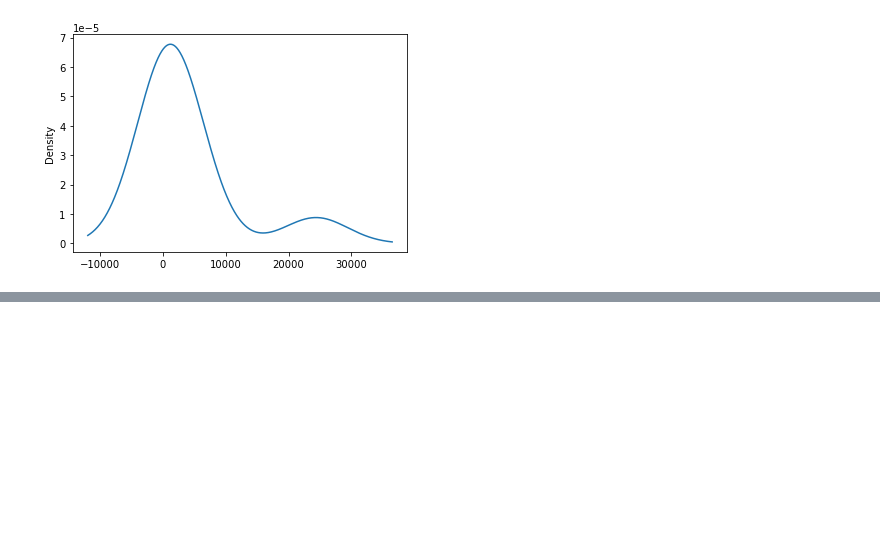
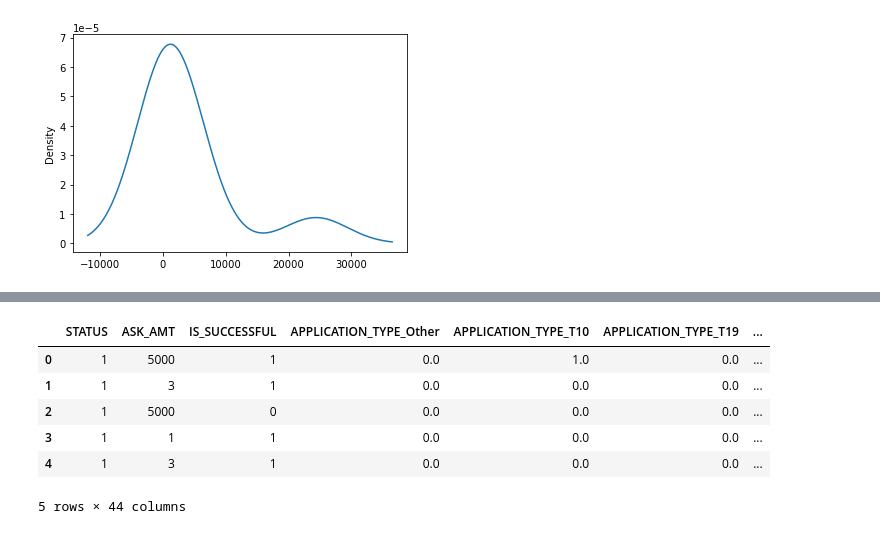
Before and after one commit to ahmed17777/Neural_Network_Charity_Analysis, a Jupyter notebook: AlphabetSoupCharity_Optimization.ipynb, the cells around one changed output, grey strips where cells are left out. Cells and saved outputs as stored; diff of their text form; code cells hidden in the pictures; blank space fills up the shorter version.

```diff
--- a/AlphabetSoupCharity_Optimization.ipynb
+++ b/AlphabetSoupCharity_Optimization.ipynb
@@ -168,21 +168,18 @@ replace_amt = list(ask_amt_counts[ask_amt_counts < 1500].index)
 # Replace in dataframe
 for amt in replace_amt:
     if amt <= 49999:
-        application_df.ASK_AMT = application_df.ASK_AMT.replace(amt,str("5001-49999"))
+        application_df.ASK_AMT = application_df.ASK_AMT.replace(amt,str("1"))
     elif amt < 99999:
-        application_df.ASK_AMT = application_df.ASK_AMT.replace(amt,str("50000-99999"))
+        application_df.ASK_AMT = application_df.ASK_AMT.replace(amt,str("2"))
     elif amt < 499999:
-        application_df.ASK_AMT = application_df.ASK_AMT.replace(amt,str("100000-499999"))
+        application_df.ASK_AMT = application_df.ASK_AMT.replace(amt,str("3"))
     elif amt < 999999:
-        application_df.ASK_AMT = application_df.ASK_AMT.replace(amt,str("500000-999999"))
+        application_df.ASK_AMT = application_df.ASK_AMT.replace(amt,str("4"))
     elif amt < 4999999:
-        application_df.ASK_AMT = application_df.ASK_AMT.replace(amt,str("1M-5M"))
+        application_df.ASK_AMT = application_df.ASK_AMT.replace(amt,str("5"))
     else:
-        application_df.ASK_AMT = application_df.ASK_AMT.replace(amt,str("5M+"))
+        application_df.ASK_AMT = application_df.ASK_AMT.replace(amt,str("6"))
 
 # Check to make sure binning was successful
 application_df.ASK_AMT.value_counts()
-
-# Check to make sure binning was successful
-application_df.ASK_AMT.value_counts()
 # %% [output]
@@ -214,3 +211,16 @@ inc_amount_counts.plot.density()
 # %% [output]
 <AxesSubplot:ylabel='Density'>
 [figure]
+# %%
+# Generate our categorical variable lists
+application_categorical = ["APPLICATION_TYPE", "AFFILIATION", "CLASSIFICATION", "USE_CASE", "ORGANIZATION", "INCOME_AMT", "SPECIAL_CONSIDERATIONS"]
+# %%
+# Create a OneHotEncoder instance
+enc = OneHotEncoder(sparse=False)
+
+# Fit and transform the OneHotEncoder using the categorical variable list
+encode_df = pd.DataFrame(enc.fit_transform(application_df[application_categorical]))
+
+# Add the encoded variable names to the dataframe
+encode_df.columns = enc.get_feature_names(application_categorical)
+encode_df.head()
@@ -216,0 +235,12 @@ inc_amount_counts.plot.density()
+# %%
+# Merge one-hot encoded features and drop the originals
+application_df = application_df.merge(encode_df, left_index=True, right_index=True).drop(columns=application_categorical, axis=1)
+application_df.head()
+# %% [output]
+|  | STATUS | ASK_AMT | IS_SUCCESSFUL | APPLICATION_TYPE_Other | APPLICATION_TYPE_T10 | APPLICATION_TYPE_T19 | ... |
+| 0 | 1 | 5000 | 1 | 0.0 | 1.0 | 0.0 | ... |
+| 1 | 1 | 3 | 1 | 0.0 | 0.0 | 0.0 | ... |
+| 2 | 1 | 5000 | 0 | 0.0 | 0.0 | 0.0 | ... |
+| 3 | 1 | 1 | 1 | 0.0 | 0.0 | 0.0 | ... |
+| 4 | 1 | 3 | 1 | 0.0 | 0.0 | 0.0 | ... |
+5 rows × 44 columns
```
Also changed, not shown: parts of 13 cells of this notebook.
